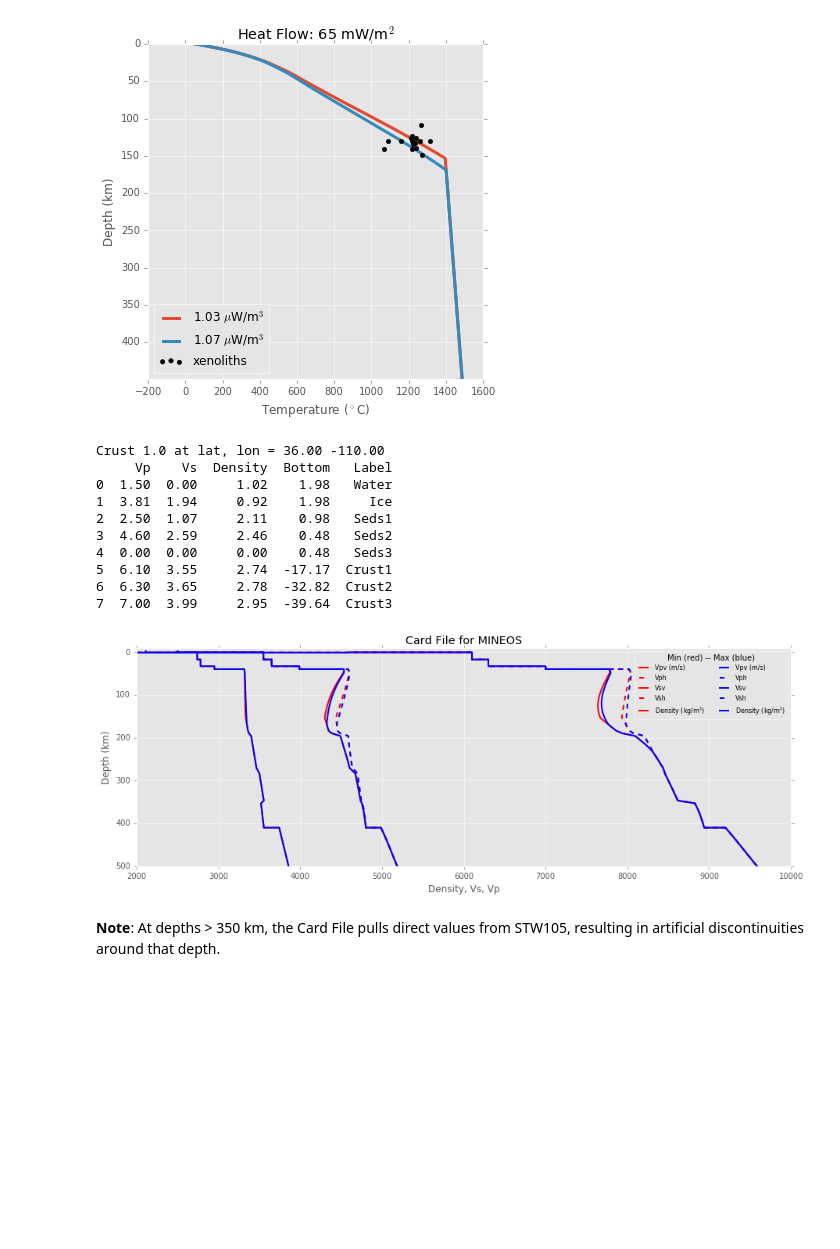
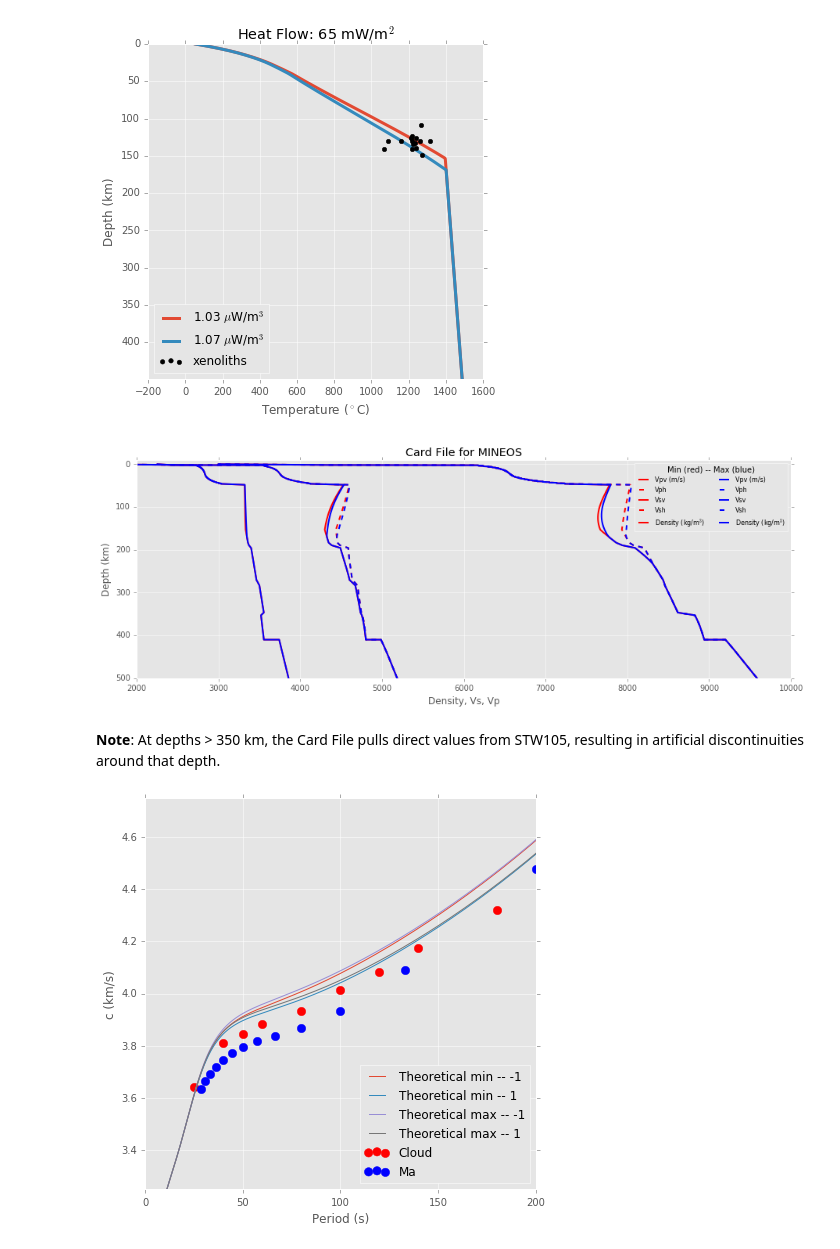
Before and after one commit to nmancinelli/ss-precursors, a Jupyter notebook: Forward_Modeling_Workflow.ipynb, the cells around one changed output. Saved outputs shown, nothing was run; the diff lists cells and outputs as text; code cells hidden in the pictures; blank space fills up the shorter version.

Commit message:
Updates in how the crustal model is handled.

```diff
--- a/Forward_Modeling_Workflow.ipynb
+++ b/Forward_Modeling_Workflow.ipynb
@@ -49,14 +49,15 @@ from matplotlib import pylab as plt
 %matplotlib inline
 plt.style.use('ggplot')
 
-from crust1.crust1 import Crust1
-c = Crust1().load('crust1/crustal_model_ColoradoPlateau.pickle').print()
+#from crust1.crust1 import Crust1
+#c = Crust1().load('crust1/crustal_model_ColoradoPlateau.pickle').print()
+#zmoho = abs(c.model.Bottom[7])
 
-#ziface1 = abs(c.model.Bottom[5])
-#ziface2 = abs(c.model.Bottom[6])
-zmoho = abs(c.model.Bottom[7])
+from shen.shen import CrustalModel
+c  = CrustalModel('coloplat')
+zmoho = c.zmoho
 
-def extract_profile(fun, crustal_property_column, gt):
+def extract_profile(fun, gt):
     from scipy.interpolate import interp1d
 
     vs, zs = [],[]
@@ -64,77 +65,55 @@ def extract_profile(fun, crustal_property_column, gt):
 
         val = fun(gt.temps[ii], eachz)
 
-        for ilay in [7,6,5,4,3,2]:
-            zcritical = abs(c.model.Bottom[ilay])
-            if eachz < zcritical:
-                val = crustal_property_column[ilay]
-
-        vs.append(val)
+        vs.append(val[0])
         zs.append(eachz)
-
-    #_ = plt.plot(vs, zs, lw = 2)
-    #plt.ylim([max(zs),0])
 
     return interp1d(zs,vs)
 
-#plt.figure(1)
-#_ = plt.title("Results of Perple_X Calculations")
 
 from minos.minos import CardFile
 from attenuation.attenuation import AttenuationProfile
 
+fqmu = AttenuationProfile('seismic_JF10_gs10mm_Temp_AD0p40_TP1350_ZG155').setup_interpolation_functions()
+
 ls = ['red','blue']
 
-#c.model.Bottom = c.model.Bottom*1.15
-#c.print()
-
 for kk,tag in enumerate(gts):
-    fvp_crst  = extract_profile(fvp, c.model.Vp, gts[tag])
-    fvs_crst  = extract_profile(fvs, c.model.Vs, gts[tag])
-    frho_crst = extract_profile(frho, c.model.Density, gts[tag])
-
-    fqmu = AttenuationProfile('seismic_JF10_gs10mm_Temp_AD0p40_TP1450_ZG155').setup_interpolation_functions()
+    fvp_gt  = extract_profile(fvp, gts[tag])
+    fvs_gt  = extract_profile(fvs, gts[tag])
+    frho_gt = extract_profile(frho, gts[tag])
 
     cf = CardFile().read('minos/STW105.txt')
     cf0 = CardFile().read('minos/STW105.txt')
-    cf0=cf0.set_mantle_region(fvp_crst, fvs_crst, frho_crst, zmoho=zmoho)
+    cf0=cf0.set_mantle_region(fvp_gt, fvs_gt, frho_gt, zmoho=zmoho)
     cf0=cf0.set_mantle_attenuation(fqmu, zmoho=zmoho)
 
+    #cf0=cf0.set_crustal_region(c.model)
+    cf0=cf0.set_crustal_region_shen(c.model, zmoho)
 
-    cf0=cf0.set_crustal_region(c.model)
     cf0.write(filename='minos/%s.txt' % tag)
 
     plt.figure(2,figsize=(15,5))
     _ = plt.plot(cf0.df.Vpv, 6371-cf0.df.Radius/1000, lw = 2, label = 'Vpv (m/s)', c=ls[kk])
     _ = plt.plot(cf0.df.Vph, 6371-cf0.df.Radius/1000, lw = 2, label = 'Vph', c=ls[kk], ls ='--')
     #_ = plt.plot(cf.df.Vpv, 6371-cf.df.Radius/1000, '--k', lw = 0.5)
     _ = plt.ylim(500,0)
 
     _ = plt.plot(cf0.df.Vsv, 6371-cf0.df.Radius/1000,label='Vsv', lw=2, c=ls[kk])
     _ = plt.plot(cf0.df.Vsh, 6371-cf0.df.Radius/1000,label='Vsh', lw=2, c=ls[kk], ls ='--')
     #_ = plt.plot(cf.df.Vsv, 6371-cf.df.Radius/1000, '--k', lw = 0.5)
 
     _ = plt.plot(cf0.df.Density, 6371-cf0.df.Radius/1000,label='Density (kg/m$^3$)', lw=2, c=ls[kk])
     #_ = plt.plot(cf.df.Density, 6371-cf.df.Radius/1000, '--k', lw = 0.5)
 
 _ = plt.ylim(500,-10)
 _ = plt.xlim(2000, 10000)
 _ = plt.title("Card File for MINEOS")
 _ = plt.ylabel('Depth (km)')
 _ = plt.xlabel('Density, Vs, Vp')
 _ = plt.legend(ncol=2,fontsize=8,title='Min (red) -- Max (blue)')
 # %% [output]
-Crust 1.0 at lat, lon = 36.00 -110.00
-     Vp    Vs  Density  Bottom   Label
-0  1.50  0.00     1.02    1.98   Water
-1  3.81  1.94     0.92    1.98     Ice
-2  2.50  1.07     2.11    0.98   Seds1
-3  4.60  2.59     2.46    0.48   Seds2
-4  0.00  0.00     0.00    0.48   Seds3
-5  6.10  3.55     2.74  -17.17  Crust1
-6  6.30  3.65     2.78  -32.82  Crust2
-7  7.00  3.99     2.95  -39.64  Crust3
-[figure, old version]
+[figure, new version]
 # %% [markdown]
 **Note**: At depths > 350 km, the Card File pulls direct values from STW105, resulting in artificial discontinuities around that depth.
 # %%
@@ -167,8 +146,10 @@ for kk,pv in enumerate([pv1, pv2]):
     _ = plt.scatter(xs, ys, s=70, label=labels[kk], color=colors[kk])
 
 plt.xlim(0,200)
-plt.ylim(3,5)
+plt.ylim(3.25,4.75)
 plt.ylabel('c (km/s)')
 plt.xlabel('Period (s)')
 
 _ = plt.legend(loc=4)
+# %% [output]
+[figure, added]
```
Also changed, not shown: 1 other file.
